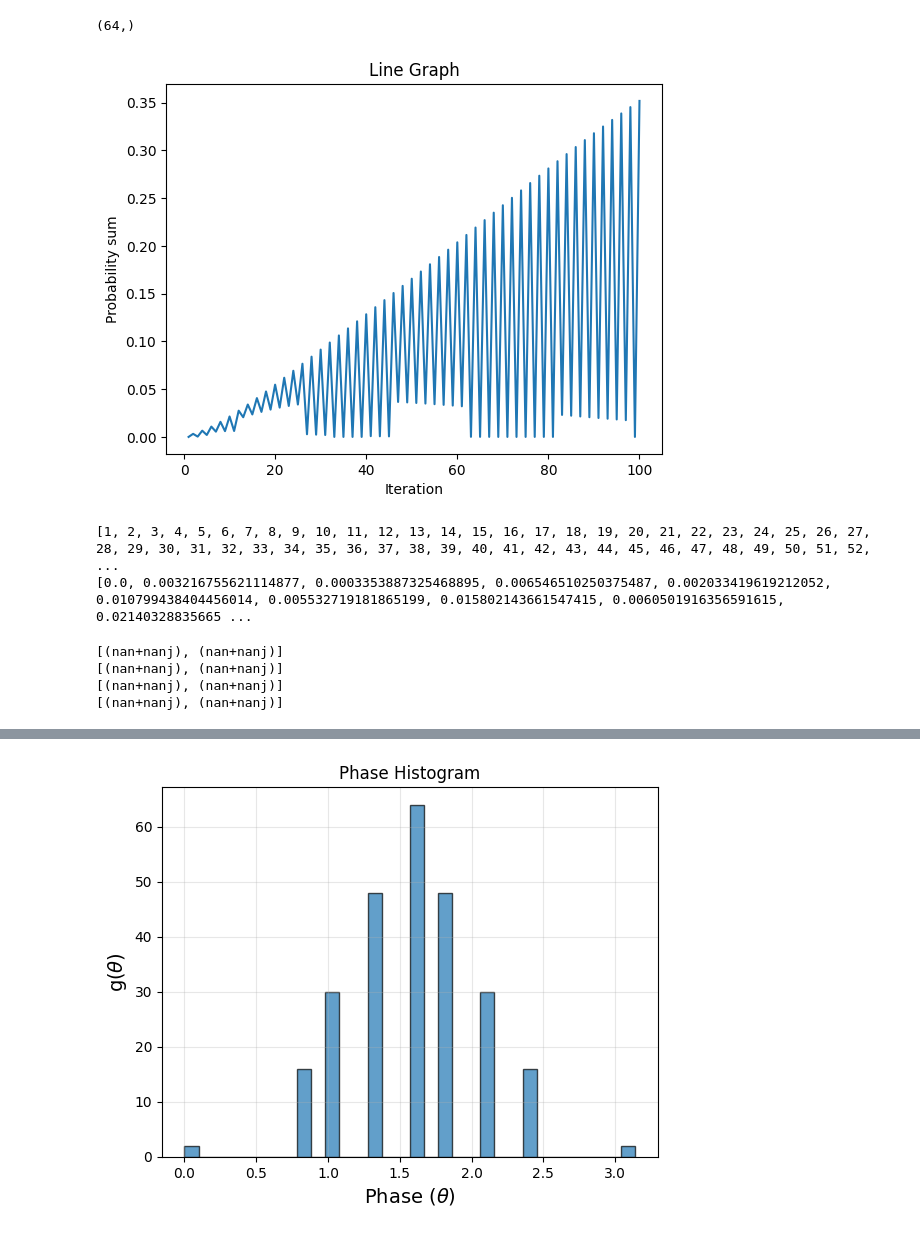
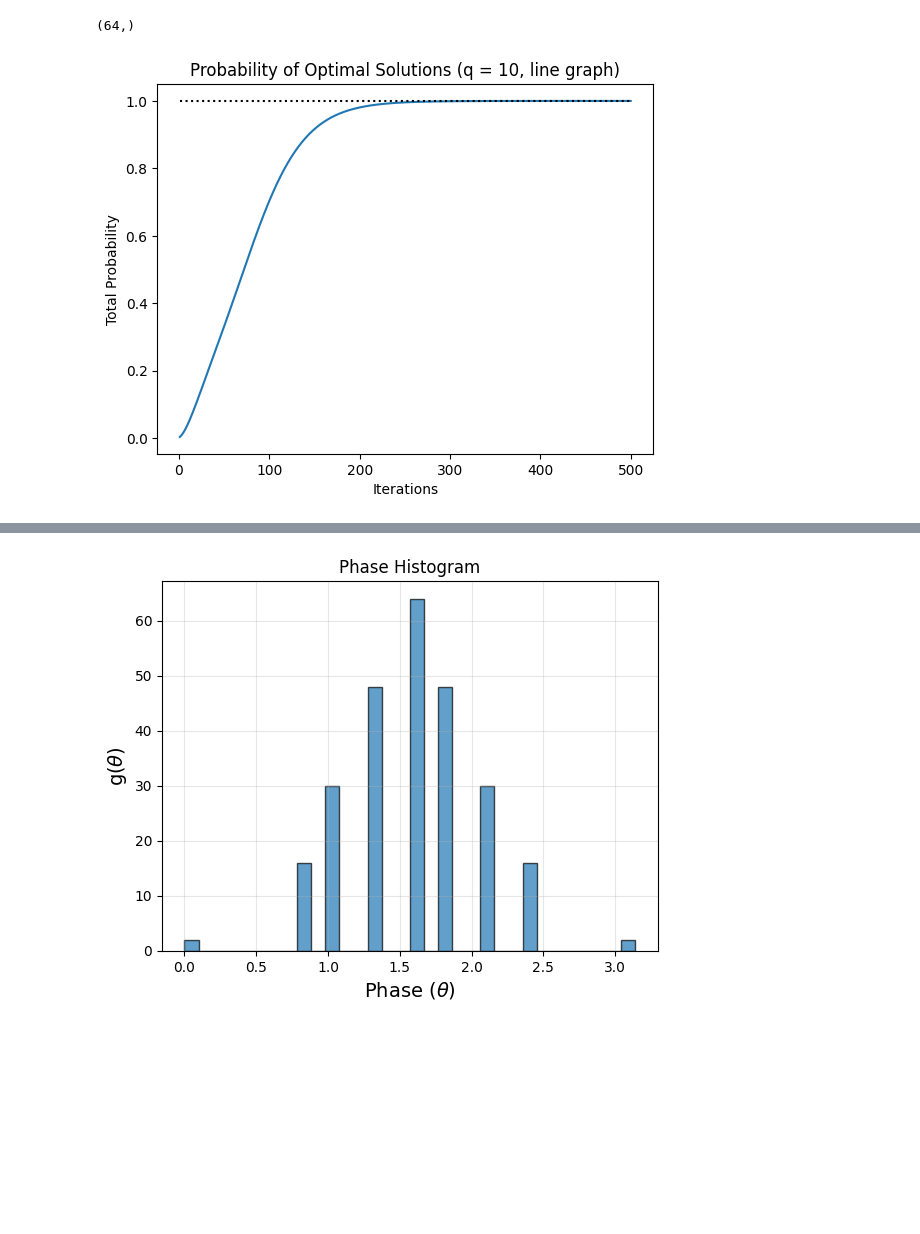
Before and after one commit to pranjagar/Phase-to-Amplitude-proj, a Jupyter notebook: rough_phase_to_amp.ipynb, the cells around one changed output, grey strips where cells are left out. Cells and saved outputs as stored; diff of their text form; code cells hidden in the pictures; blank space fills up the shorter version.

```diff
--- a/rough_phase_to_amp.ipynb
+++ b/rough_phase_to_amp.ipynb
@@ -858,17 +867,3 @@ class QuantumSystem:
 """
 # %% [output]
 '\n    @staticmethod\n    def cumulative_states(phases, bins, freq, start, end):\n        \n        # Cumulative count of states between start and end phase angles.\n        # Args:\n        # - phase ...
-# %%
-#trying for different q, line graphs
-q = 10
-adj_q = adj_line(q)
-
-Q_q = QuantumSystem(q, adj_q)
-
-for i in range(10):
-    srt = lambda i: Q_q.sorted_binaries(Q_q.psi_iter_m(5+ i), q = q)
-    ee = srt(i)[:2]
-    two_p = ee[0][1] + ee[1][1]
-
-    print(ee)
-    print(two_p,'\n')
@@ -1062,29 +966,31 @@ freq.shape
 # %% [output]
 (64,)
 # %%
-# q = 109 line graph
+# q = 10 line graph
 q = 10
 adj_q = adj_line(q)
 Q_10 = QuantumSystem(q, adj_q)
 
-def iter(i):
-    return Q_10.psi_iter_m(i)
-
-# plotting a line graph
-
 import matplotlib.pyplot as plt
 
-def plot_line_graph(N = 50):
+def plot_prob_bestpermuatations(N = 50):
+
+    plot_of = 'q = 10, line graph'
+
     x = list(range(1, N+1))
 
-    k = lambda i: sorted(iter(i), reverse = True)
-
-    y = [abs(k(i)[0])**2 for i in range(1, N+1)]
+    it_p_srt = lambda i: sorted(np.abs(Q_10.psi_iter_m(i))**2, reverse = True)     # sorted prob list for ith iter
+    y = [np.sum(it_p_srt(i)[:2]) for i in x]      # list of sums of top 2 probs for iterations 1 to N
 
     plt.plot(x, y)
-    plt.xlabel('Iteration')
-    plt.ylabel('Probability sum')
-    plt.title('Line Graph')
+    plt.plot(x, [1.00000000000]*len(x), color = 'black', linestyle = ':')
+    plt.xlabel('Iterations')
+    plt.ylabel('Total Probability')
+    plt.title(f'Probability of Optimal Solutions ({plot_of})')
     plt.show()
-    print(x)
-    print(y)
+    # print(x)
+    # print(y)
+
+plot_prob_bestpermuatations(500)
+# %% [output]
+[figure, added]
@@ -1095,16 +996,0 @@ for i in range(10):
-# %%
-plot_line_graph(100)
-# %% [output]
-[figure, removed]
-[1, 2, 3, 4, 5, 6, 7, 8, 9, 10, 11, 12, 13, 14, 15, 16, 17, 18, 19, 20, 21, 22, 23, 24, 25, 26, 27, 28, 29, 30, 31, 32, 33, 34, 35, 36, 37, 38, 39, 40, 41, 42, 43, 44, 45, 46, 47, 48, 49, 50, 51, 52,  ...
-[0.0, 0.003216755621114877, 0.0003353887325468895, 0.006546510250375487, 0.002033419619212052, 0.010799438404456014, 0.005532719181865199, 0.015802143661547415, 0.0060501916356591615, 0.02140328835665 ...
-# %%
-print(sorted(iter(30), reverse = True)[:2])
-print(sorted(iter(40), reverse = True)[:2])
-print(sorted(iter(50), reverse = True)[:2])
-print(sorted(iter(60), reverse = True)[:2])
-# %% [output]
-[(nan+nanj), (nan+nanj)]
-[(nan+nanj), (nan+nanj)]
-[(nan+nanj), (nan+nanj)]
-[(nan+nanj), (nan+nanj)]
```
Also changed, not shown: parts of 27 cells of this notebook, 20 other files.
